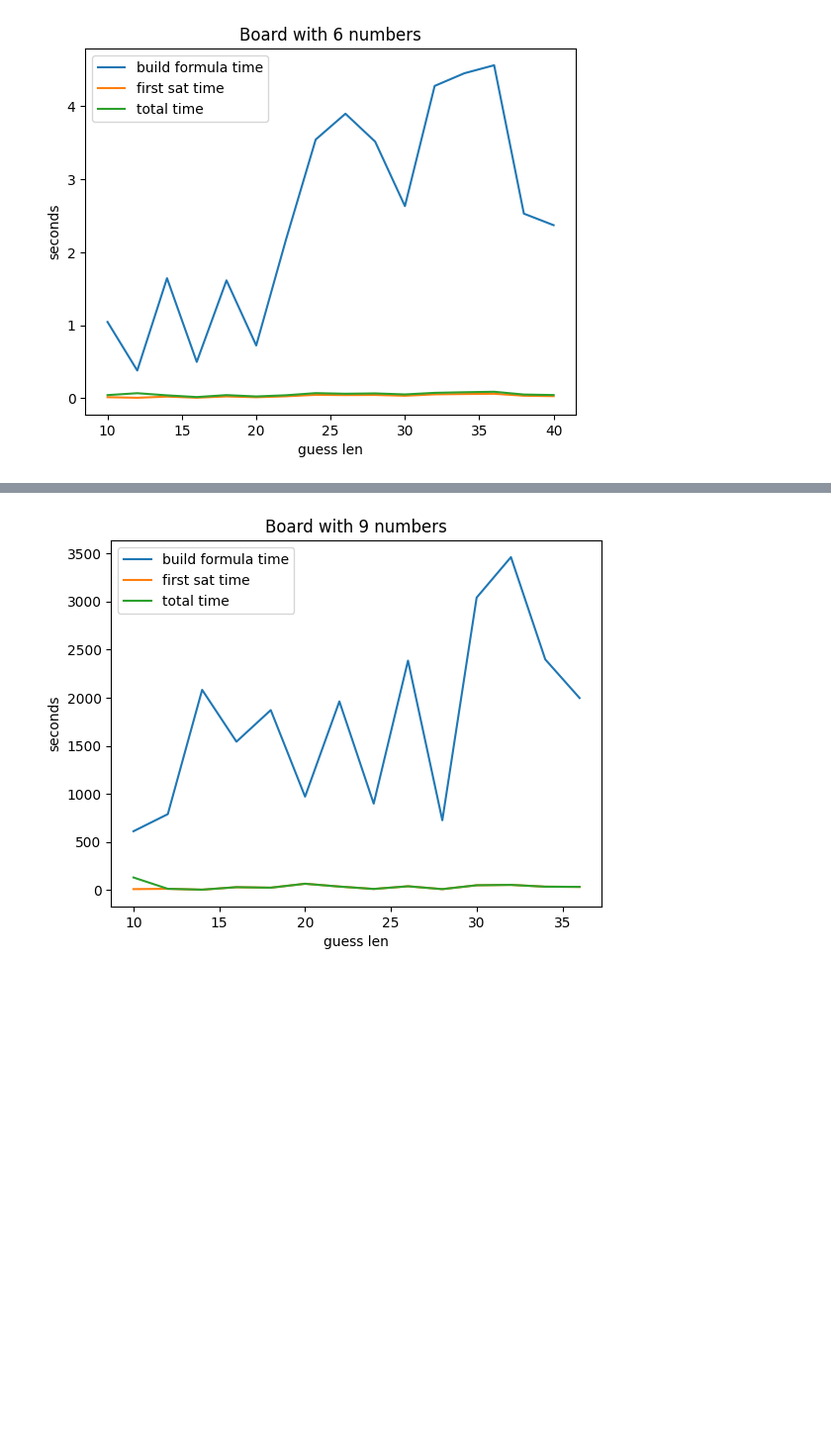
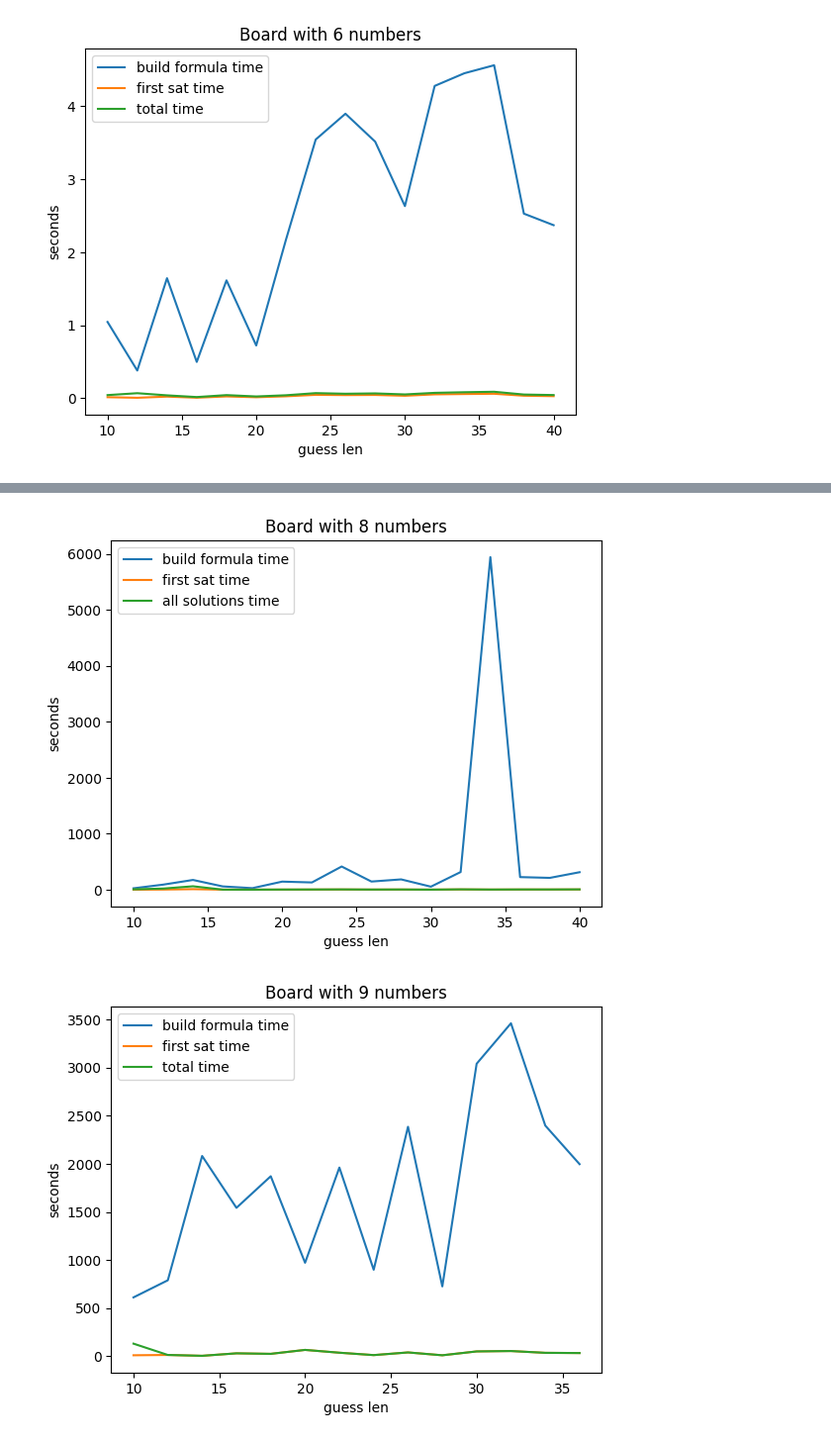
Before and after one commit to joserlopes/LVM_Project1, a Jupyter notebook: graphs_p1.ipynb, the cells around one changed output, grey strips where cells are left out. Shown at 99% size. Drawn from its saved outputs; the diff is of its cells as text; code cells hidden in the pictures; blank space fills up the shorter version.

```diff
--- a/graphs_p1.ipynb
+++ b/graphs_p1.ipynb
@@ -22,4 +22,20 @@ def get_times(file_path):
 len5_guess_inc = get_times('measurements/len_5_increasing_guesses')
 len6_guess_inc = get_times('measurements/len_6_increasing_guesses')
 len7_guess_inc = get_times('measurements/len_7_increasing_guesses')
+len8_guess_inc = get_times('measurements/len_8_increasing_guesses')
 len9_guess_inc = get_times('measurements/len_9_increasing_guesses')
+
+def get_board_len(times_array):
+    return [t[0] for t in times_array]
+
+def get_guess_num(times_array):
+    return [t[1] for t in times_array]
+
+def get_build_time(times_array):
+    return [t[2] for t in times_array]
+
+def get_sat_time(times_array):
+    return [t[3] for t in times_array]
+
+def get_total_time(times_array):
+    return [t[4] for t in times_array]
@@ -94,3 +95,20 @@ plt.show()
+# %%
+fig, ax = plt.subplots()
+
+ax.plot(get_guess_num(len8_guess_inc), get_build_time(len8_guess_inc), label='build formula time')
+ax.plot(get_guess_num(len8_guess_inc), get_sat_time(len8_guess_inc), label='first sat time')
+ax.plot(get_guess_num(len8_guess_inc), get_total_time(len8_guess_inc), label='all solutions time')
+
+ax.set_xlabel('guess len')
+ax.set_ylabel('seconds')
+
+# labels_board_len = [str(times[i][0]) for i in range(len(times))]
+# ax.set_xticklabels(labels_board_len)
+plt.title(label="Board with 8 numbers")
+plt.legend()
+plt.show()
+# %% [output]
+[figure, added]
 # %%
 fig, ax = plt.subplots()
 
```
Also changed, not shown: parts of 2 cells of this notebook, 9 other files.
